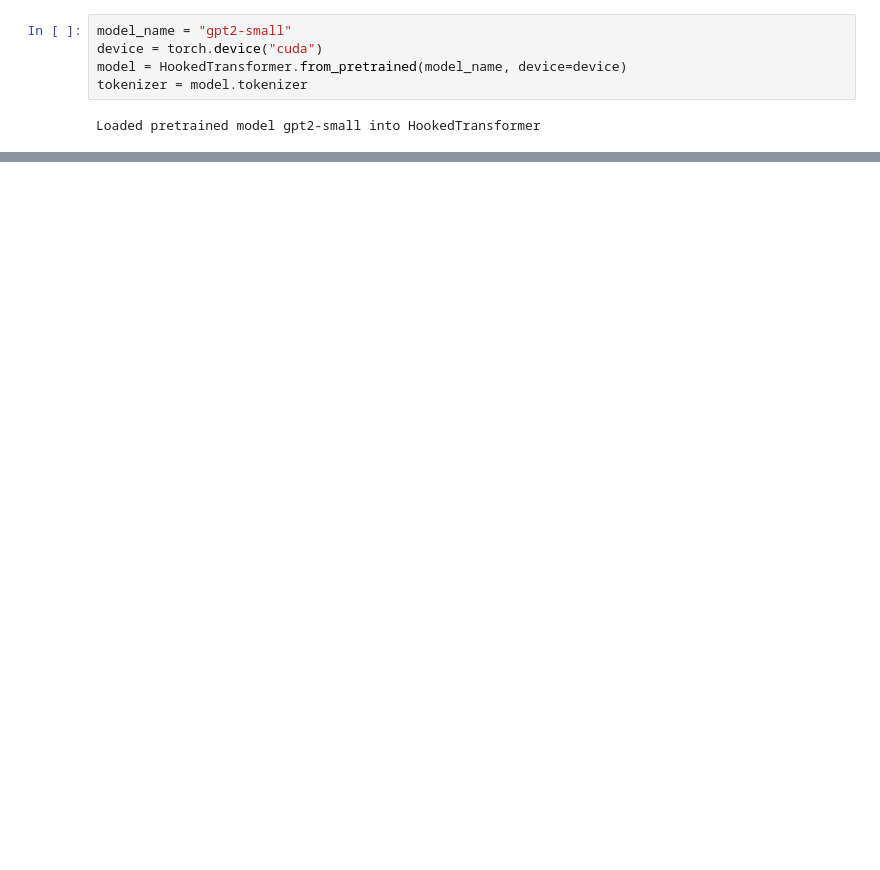
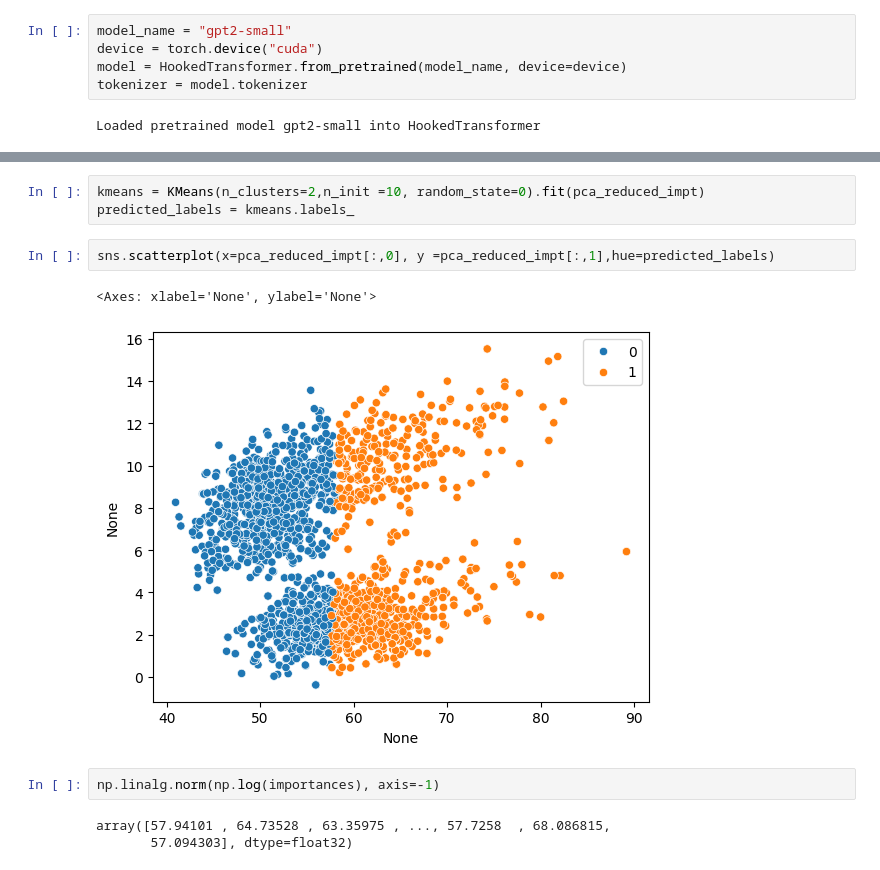
Before and after one commit to maxtli/taskdiscovery, a Jupyter notebook: mean_abelation_ICL.ipynb, the cells around one changed output, grey strips where cells are left out. Saved outputs shown, nothing was run; the diff lists cells and outputs as text; blank space fills up the shorter version.

```diff
--- a/mean_abelation_ICL.ipynb
+++ b/mean_abelation_ICL.ipynb
@@ -324,0 +417,13 @@ array([1, 1, 1, 1, 1, 1, 0, 0, 1, 1, 1, 1, 0, 1, 1, 1, 0, 0, 0, 0, 1, 0,
+# %%
+kmeans = KMeans(n_clusters=2,n_init =10, random_state=0).fit(pca_reduced_impt)
+predicted_labels = kmeans.labels_
+# %%
+sns.scatterplot(x=pca_reduced_impt[:,0], y =pca_reduced_impt[:,1],hue=predicted_labels)
+# %% [output]
+<Axes: xlabel='None', ylabel='None'>
+[figure, added]
+# %%
+np.linalg.norm(np.log(importances), axis=-1)
+# %% [output]
+array([57.94101 , 64.73528 , 63.35975 , ..., 57.7258  , 68.086815,
+       57.094303], dtype=float32)
```
Also changed, not shown: parts of 43 cells of this notebook.
